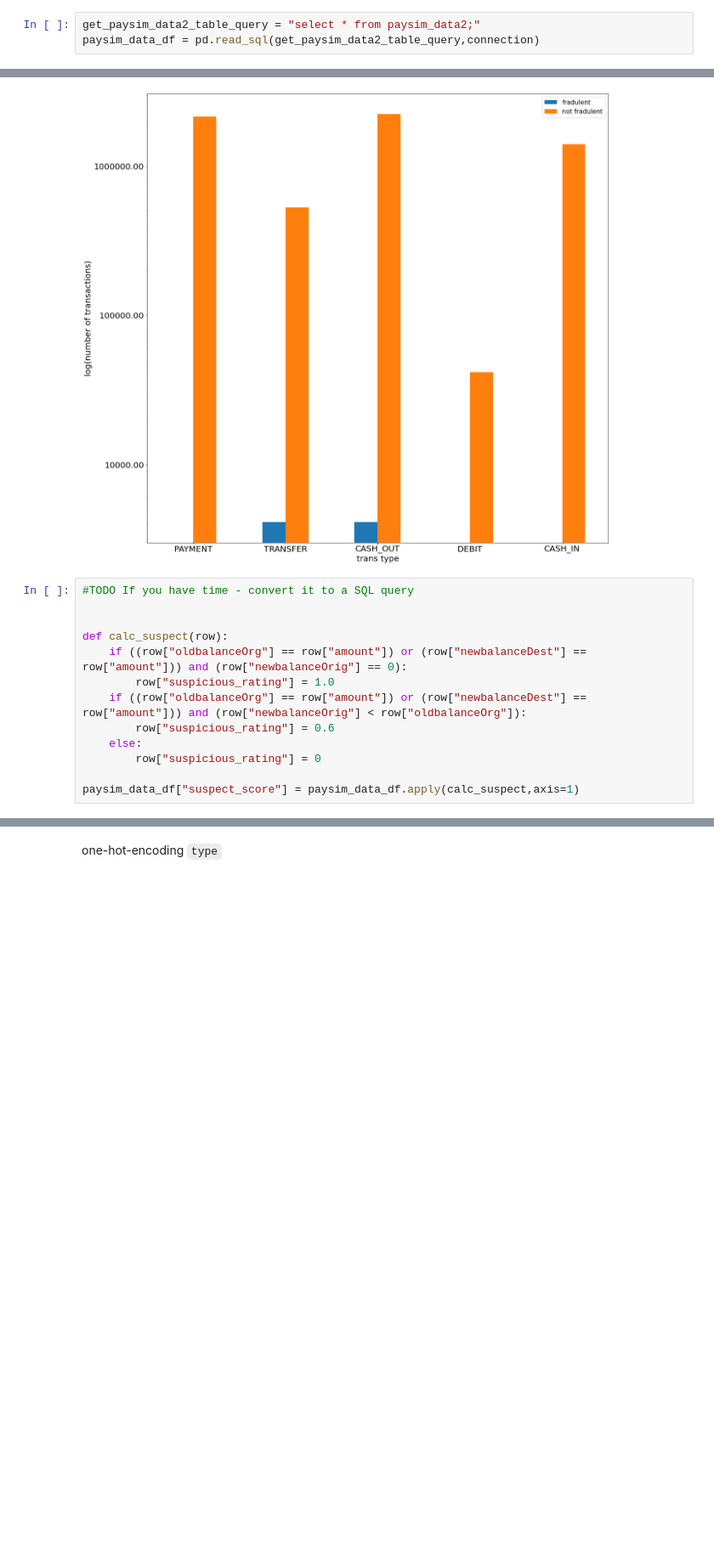
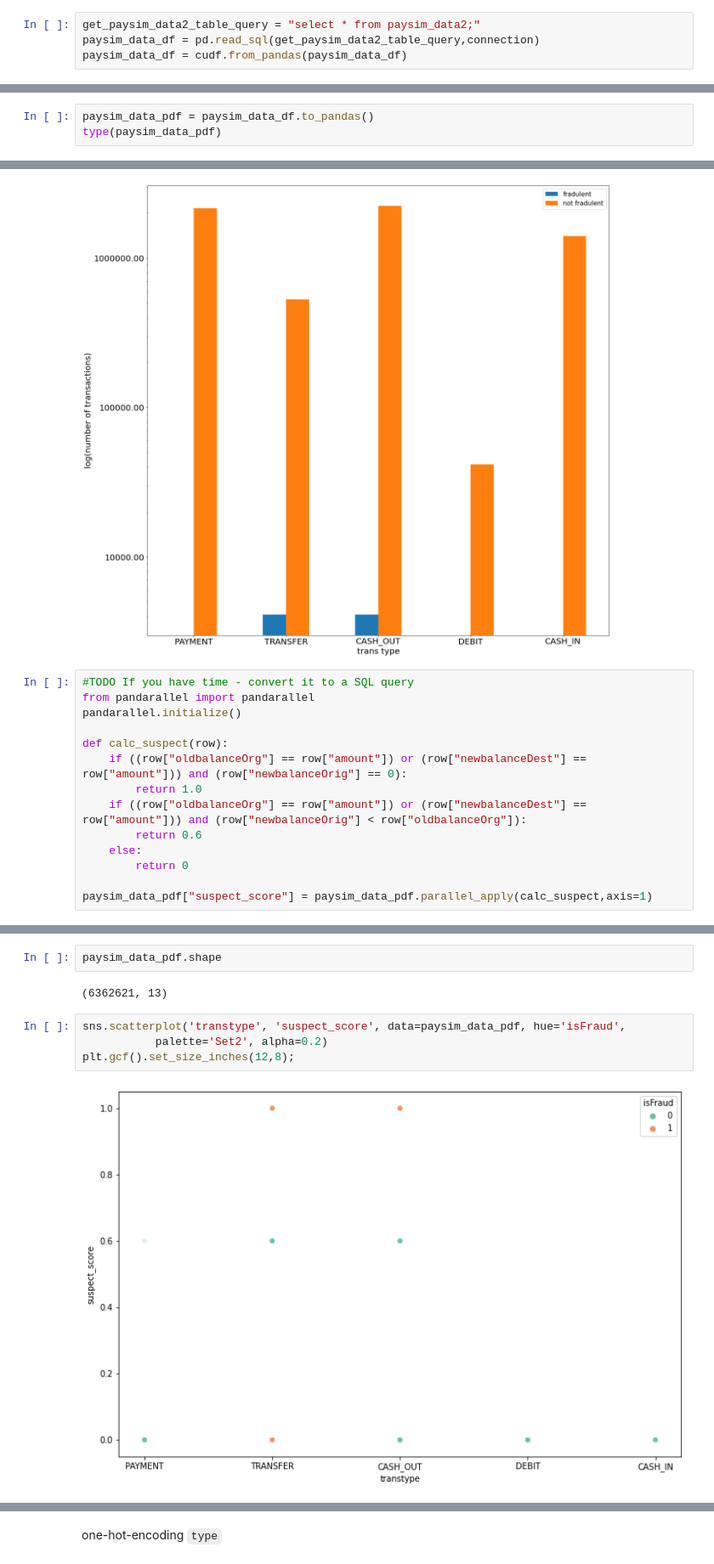
Before and after one commit to michael-a-green/Metis_Project3, a Jupyter notebook: Source/Project3.ipynb, the cells around one changed output, grey strips where cells are left out. Shown at 85% size. Drawn from its saved outputs; the diff is of its cells as text; blank space fills up the shorter version.

```diff
--- a/Source/Project3.ipynb
+++ b/Source/Project3.ipynb
@@ -353,6 +360,7 @@ Read the SQL into a data frame
 # %%
 get_paysim_data2_table_query = "select * from paysim_data2;"
 paysim_data_df = pd.read_sql(get_paysim_data2_table_query,connection)
+paysim_data_df = cudf.from_pandas(paysim_data_df)
 # %%
 paysim_data_df.head()
 # %% [output]
@@ -382,3 +390,6 @@ From the paper here are the modes of fraud reflected in the data set:
 Given this I speculate that the following types of features may help to identify fraudulent rows (where `isFraud==1`):
 
 * Transactions where the `amount` that participates in the transaction is equal to `oldbalanceOrg` or to `newbalanceDest`, and where `newbalanceOrig` == 0 or `newbalanceOrig` < `oldbalanceOrg`
+# %%
+paysim_data_pdf = paysim_data_df.to_pandas()
+type(paysim_data_pdf)
@@ -440,15 +461,16 @@ plt.savefig('fraud_not_fraud_per_xfer.png')
 [figure]
 # %%
 #TODO If you have time - convert it to a SQL query
-
+from pandarallel import pandarallel
+pandarallel.initialize()
 
 def calc_suspect(row):
     if ((row["oldbalanceOrg"] == row["amount"]) or (row["newbalanceDest"] == row["amount"])) and (row["newbalanceOrig"] == 0):
-        row["suspicious_rating"] = 1.0
+        return 1.0
     if ((row["oldbalanceOrg"] == row["amount"]) or (row["newbalanceDest"] == row["amount"])) and (row["newbalanceOrig"] < row["oldbalanceOrg"]):
-        row["suspicious_rating"] = 0.6
+        return 0.6
     else:
-        row["suspicious_rating"] = 0
+        return 0
 
-paysim_data_df["suspect_score"] = paysim_data_df.apply(calc_suspect,axis=1)
+paysim_data_pdf["suspect_score"] = paysim_data_pdf.parallel_apply(calc_suspect,axis=1)
 # %% [output]
@@ -462,0 +495,10 @@ Initial thought is that `isFraud` is basically a function of `type` and `amount`
+# %%
+paysim_data_pdf.shape
+# %% [output]
+(6362621, 13)
+# %%
+sns.scatterplot('transtype', 'suspect_score', data=paysim_data_pdf, hue='isFraud',
+           palette='Set2', alpha=0.2)
+plt.gcf().set_size_inches(12,8);
+# %% [output]
+[figure, added]
```
Also changed, not shown: parts of 39 cells of this notebook, 1 other file.
